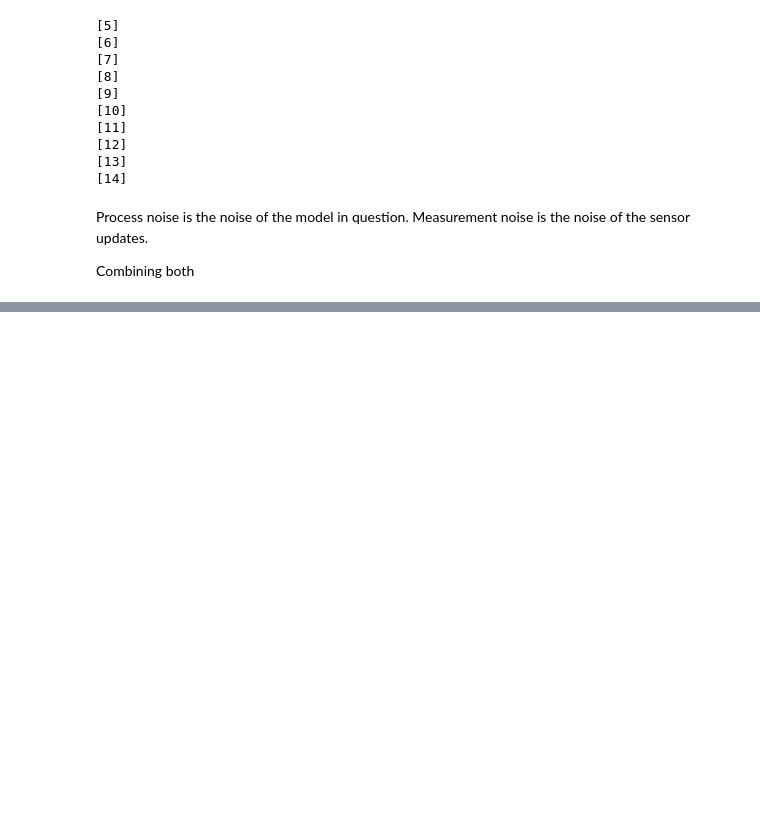
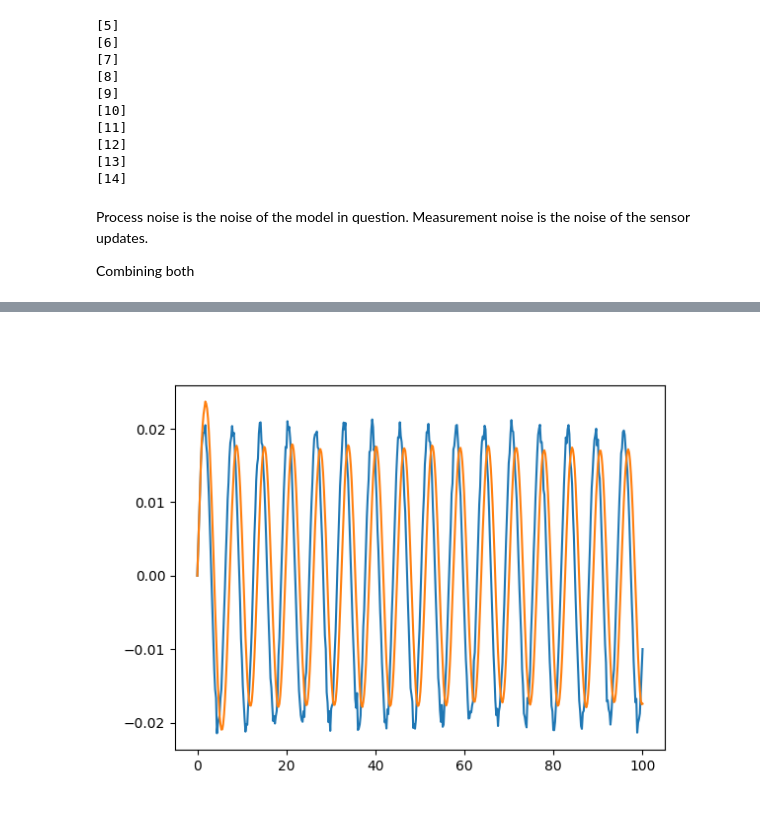
Before and after one commit to Liam-McCord/OrbiTool-Trajectory-Optimizer, a Jupyter notebook: KalmanFilterPlay.ipynb, the cells around one changed output, grey strips where cells are left out. Cells and saved outputs as stored; diff of their text form; code cells hidden in the pictures; blank space fills up the shorter version.

```diff
--- a/KalmanFilterPlay.ipynb
+++ b/KalmanFilterPlay.ipynb
@@ -262,0 +366,47 @@ Estimated velocity:  2.4605210925457914
+# %%
+import numpy as np
+import matplotlib.pyplot as plt
+%matplotlib widget
+
+from filterpy.common import Q_discrete_white_noise
+from filterpy.kalman import KalmanFilter
+
+
+
+level_data_x = np.linspace(0,100,500)
+#level_data_y = np.linspace(0,100,100)
+level_data_y = np.sin(level_data_x)
+level_data_y[:] *= np.random.normal(0.02,0.001,500)
+axes2 = plt.axes()
+
+# ITS PER MEASUREMENT
+
+kalman_list = []
+
+
+f = KalmanFilter (dim_x=2, dim_z=1)
+
+
+f.F = np.array([[1.,1.],
+                [0.,1.]])
+
+f.H = np.array([[1.,0.]])
+
+f.P = np.array([[1000.,    0.],
+                [   0., 1000.] ])
+
+f.R = np.array([[5.]])
+
+f.Q = Q_discrete_white_noise(dim=2, dt=0.1, var=0.13)
+
+for z in level_data_y:
+    f.predict()
+    f.update(z)
+    kalman_list.append(f.x[0,0])
+
+axes2.plot(level_data_x, level_data_y)
+axes2.plot(level_data_x, kalman_list)
+plt.show()
+#do_something_with_estimate (f.x)
+# %% [output]
+[figure, added]
```
Also changed, not shown: parts of 8 cells of this notebook, 6 other files.
